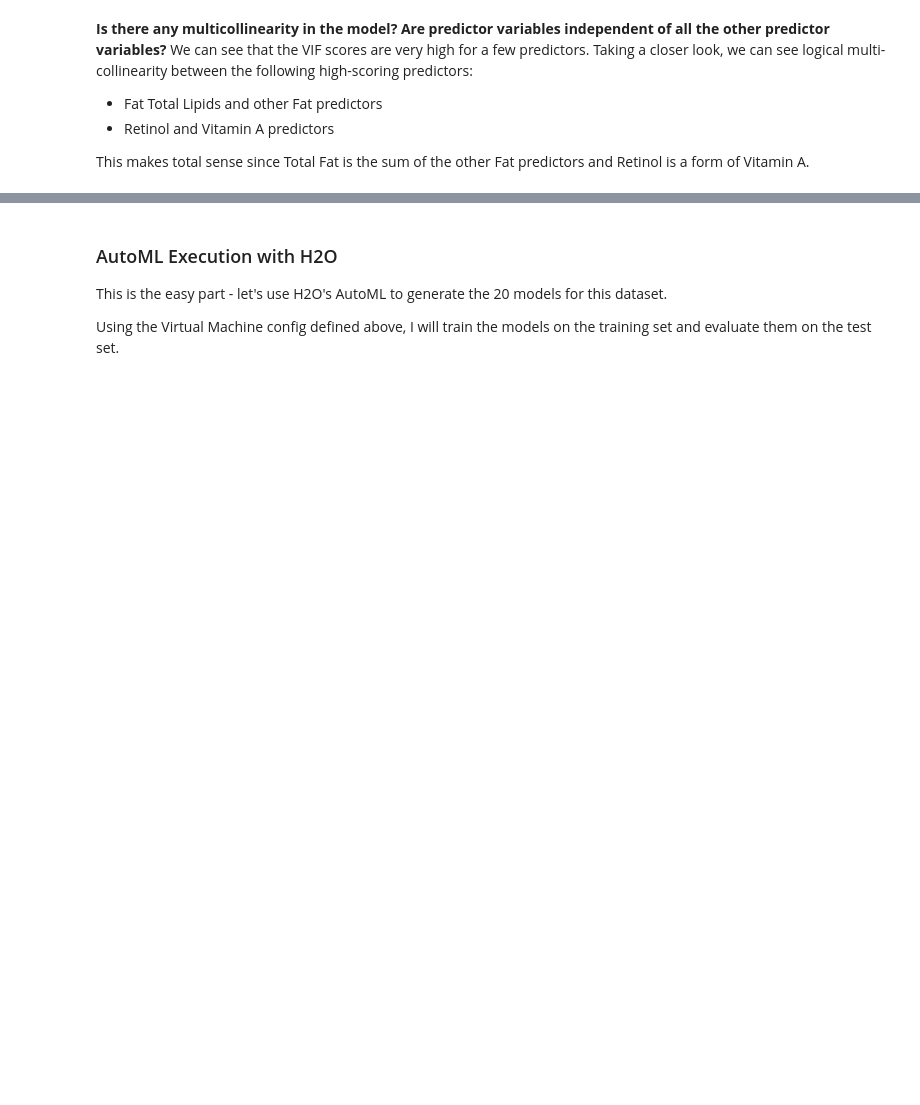
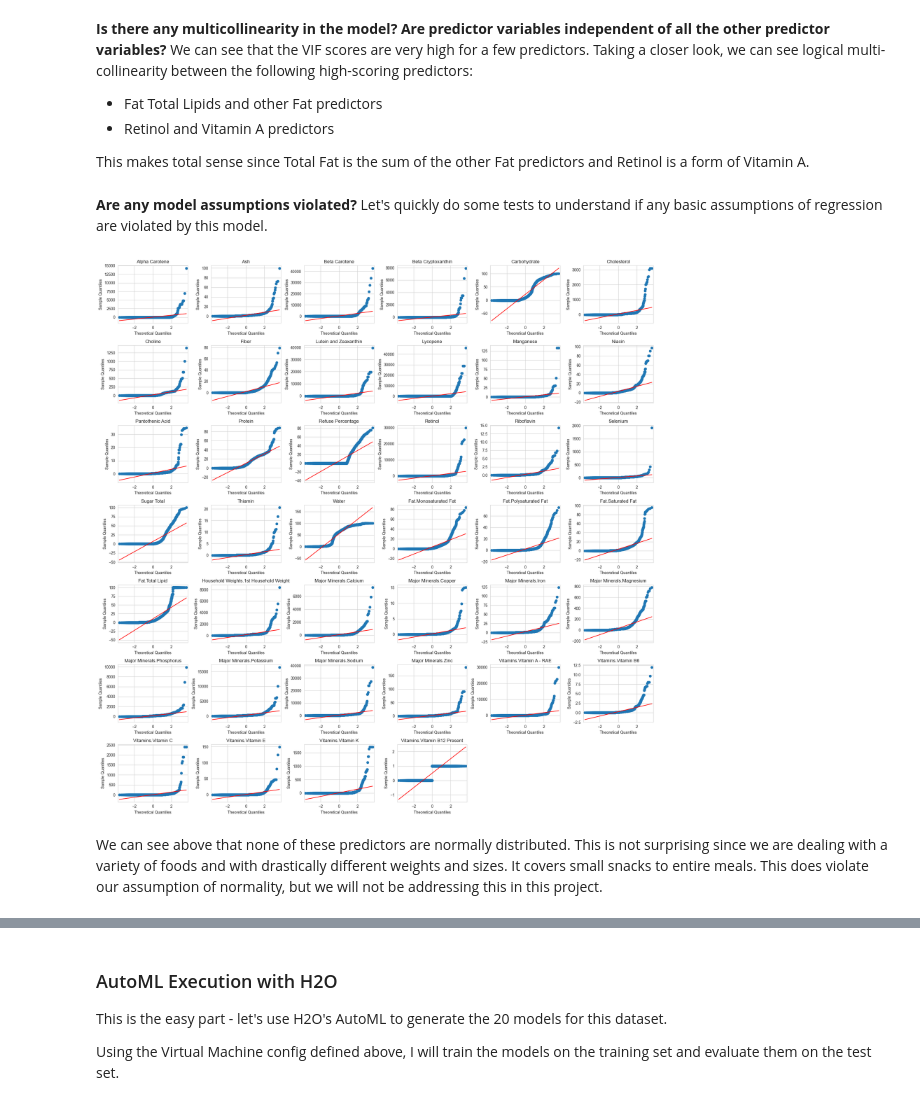
Before and after one commit to vishnuraosharma/exploratory-data-analysis, a Jupyter notebook: Kcal Predictions/Predicting Kilocalories with AutoML.ipynb, the cells around one changed output, grey strips where cells are left out. Cells and saved outputs as stored; diff of their text form; code cells hidden in the pictures; blank space fills up the shorter version.

```diff
--- a/Kcal Predictions/Predicting Kilocalories with AutoML.ipynb
+++ b/Kcal Predictions/Predicting Kilocalories with AutoML.ipynb
@@ -254,4 +254,4 @@ dff.drop(['Vitamins.Vitamin B12'], axis=1, inplace=True)
 Finally, let's drop the *Data Bank Number* column because it is a surrogate key and the *Category* and *Description* columns because they are categorical variables that we are not going to be using in our model.
 # %%
 # Drop the 'Data Bank Number', 'Category', and 'Description' columns
-dff.drop(['Category', 'Description'], axis=1, inplace=True)
+dff.drop(['Category', 'Description', 'Nutrient Data Bank Number'], axis=1, inplace=True)
@@ -382,3 +351,21 @@ print(vif_data)
 * Retinol and Vitamin A predictors
 
 This makes total sense since Total Fat is the sum of the other Fat predictors and Retinol is a form of Vitamin A.
+# %% [markdown]
+**Are any model assumptions violated?** Let's quickly do some tests to understand if any basic assumptions of regression are violated by this model.
+# %%
+# Create a grid of qq plots for each predictor
+fig, axes = plt.subplots(7, 6, figsize=(20, 20))
+axes = axes.flatten()
+for i, ax in enumerate(axes):
+    if i < len(X):
+        sm.qqplot(dff[X[i]], line='s', ax=ax)
+        ax.set_title(X[i])
+    else:
+        ax.set_visible(False)
+plt.tight_layout()
+plt.show()
+# %% [output]
+[figure, added]
+# %% [markdown]
+We can see above that none of these predictors are normally distributed. This is not surprising since we are dealing with a variety of foods and with drastically different weights and sizes. It covers small snacks to entire meals. This does violate our assumption of normality, but we will not be addressing this in this project.
```
Also changed, not shown: parts of 51 cells of this notebook, 2 other files.
